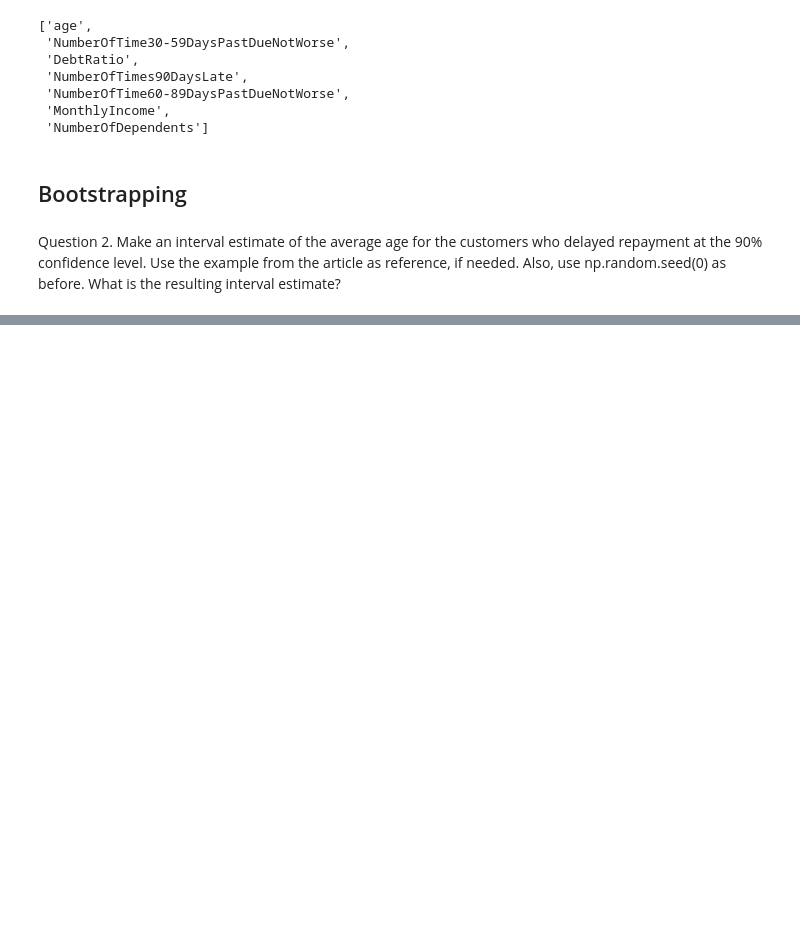
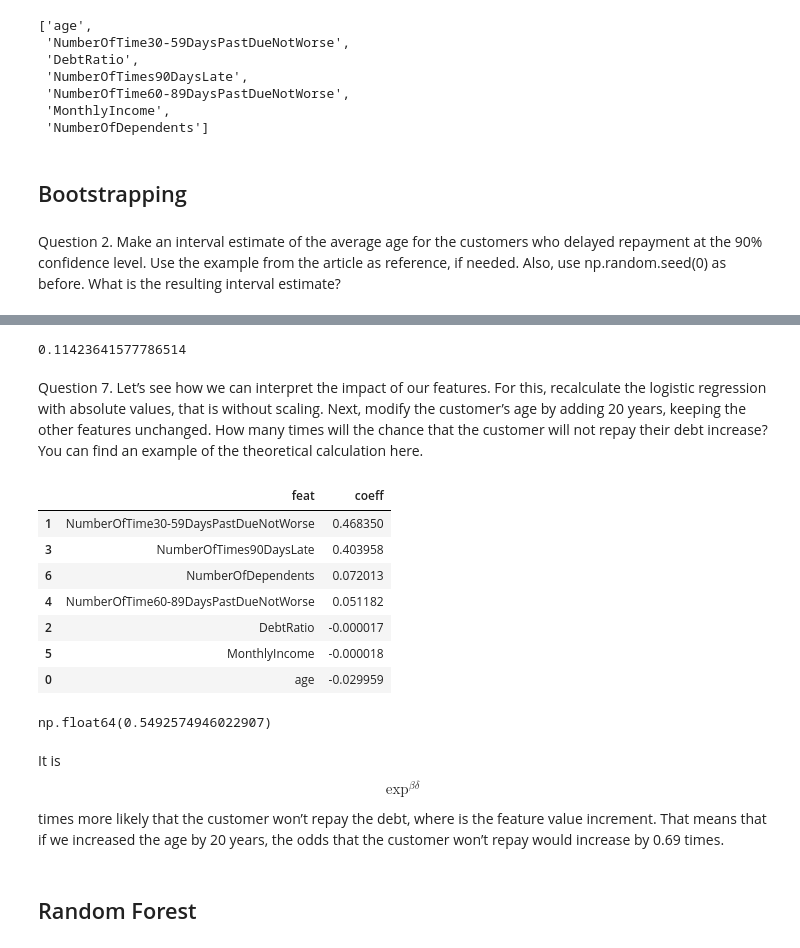
Before and after one commit to rahulrajesh131999/ai-ml-dl-journey, a Jupyter notebook: topic5/demoassignment.ipynb, the cells around one changed output, grey strips where cells are left out. Drawn from its saved outputs; the diff is of its cells as text; code cells hidden in the pictures; blank space fills up the shorter version.

```diff
--- a/topic5/demoassignment.ipynb
+++ b/topic5/demoassignment.ipynb
@@ -104,0 +1144,30 @@ Question 2. Make an interval estimate of the average age for the customers who d
+# %%
+print((np.exp(lr.coef_[0]) / np.sum(np.exp(lr.coef_[0])))[2])
+# %% [output]
+0.11423641577786514
+# %% [markdown]
+Question 7. Let’s see how we can interpret the impact of our features. For this, recalculate the logistic regression with absolute values, that is without scaling. Next, modify the customer’s age by adding 20 years, keeping the other features unchanged. How many times will the chance that the customer will not repay their debt increase? You can find an example of the theoretical calculation here.
+# %%
+lr = LogisticRegression(C=0.001, random_state=5, class_weight="balanced", max_iter=500)
+lr.fit(X,y)
+pd.DataFrame(
+    {"feat" : independent_column_names, "coeff" : lr.coef_.flatten().tolist()}
+).sort_values("coeff", ascending=False)
+# %% [output]
+|  | feat | coeff |
+| 1 | NumberOfTime30-59DaysPastDueNotWorse | 0.468350 |
+| 3 | NumberOfTimes90DaysLate | 0.403958 |
+| 6 | NumberOfDependents | 0.072013 |
+| 4 | NumberOfTime60-89DaysPastDueNotWorse | 0.051182 |
+| 2 | DebtRatio | -0.000017 |
+| 5 | MonthlyIncome | -0.000018 |
+| 0 | age | -0.029959 |
+# %%
+np.exp(lr.coef_[0][0] * 20)
+# %% [output]
+np.float64(0.5492574946022907)
+# %% [markdown]
+It is $$ \exp^{\beta\delta} $$ times more likely that the customer won’t repay the debt, where
+ is the feature value increment. That means that if we increased the age by 20 years, the odds that the customer won’t repay would increase by 0.69 times.
+# %% [markdown]
+## Random Forest
```
Also changed, not shown: parts of 25 cells of this notebook.
